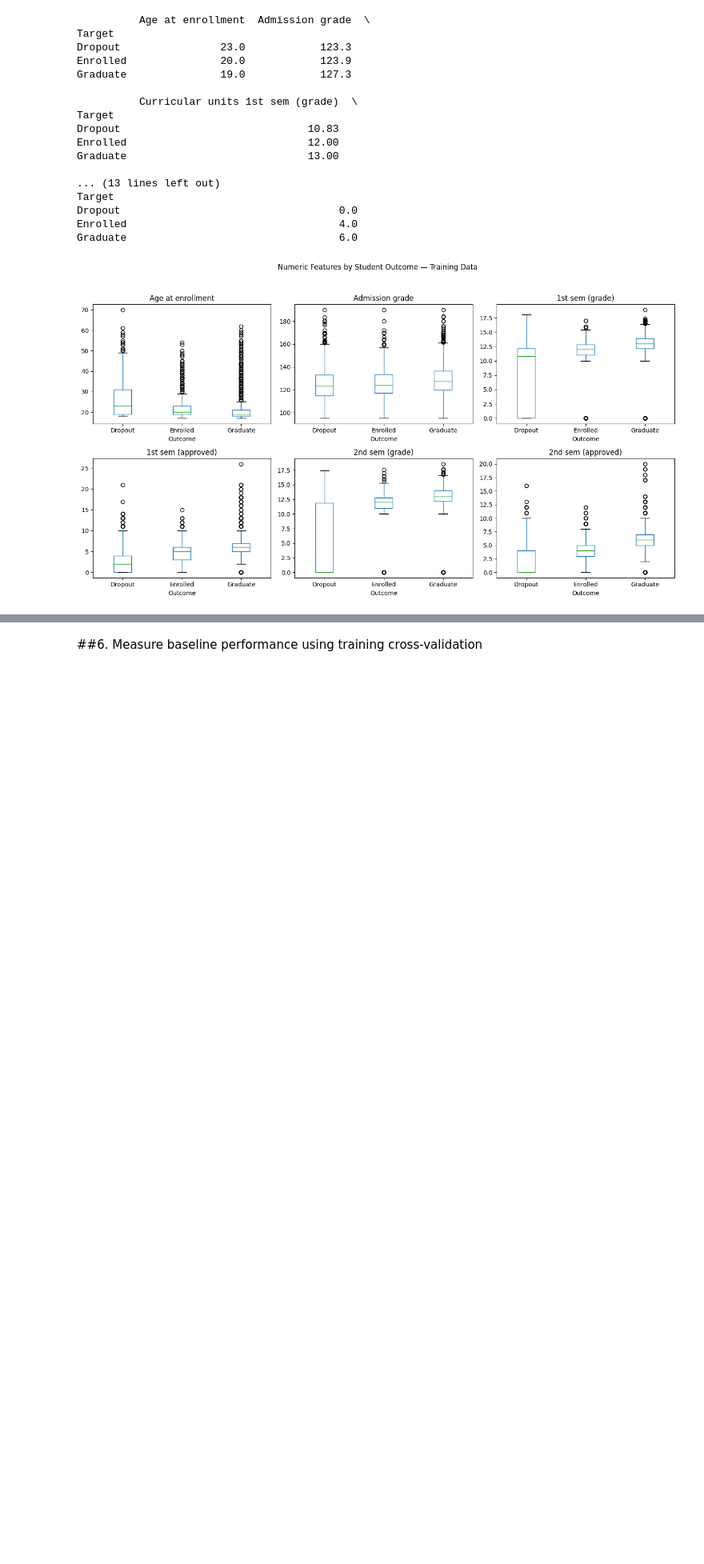
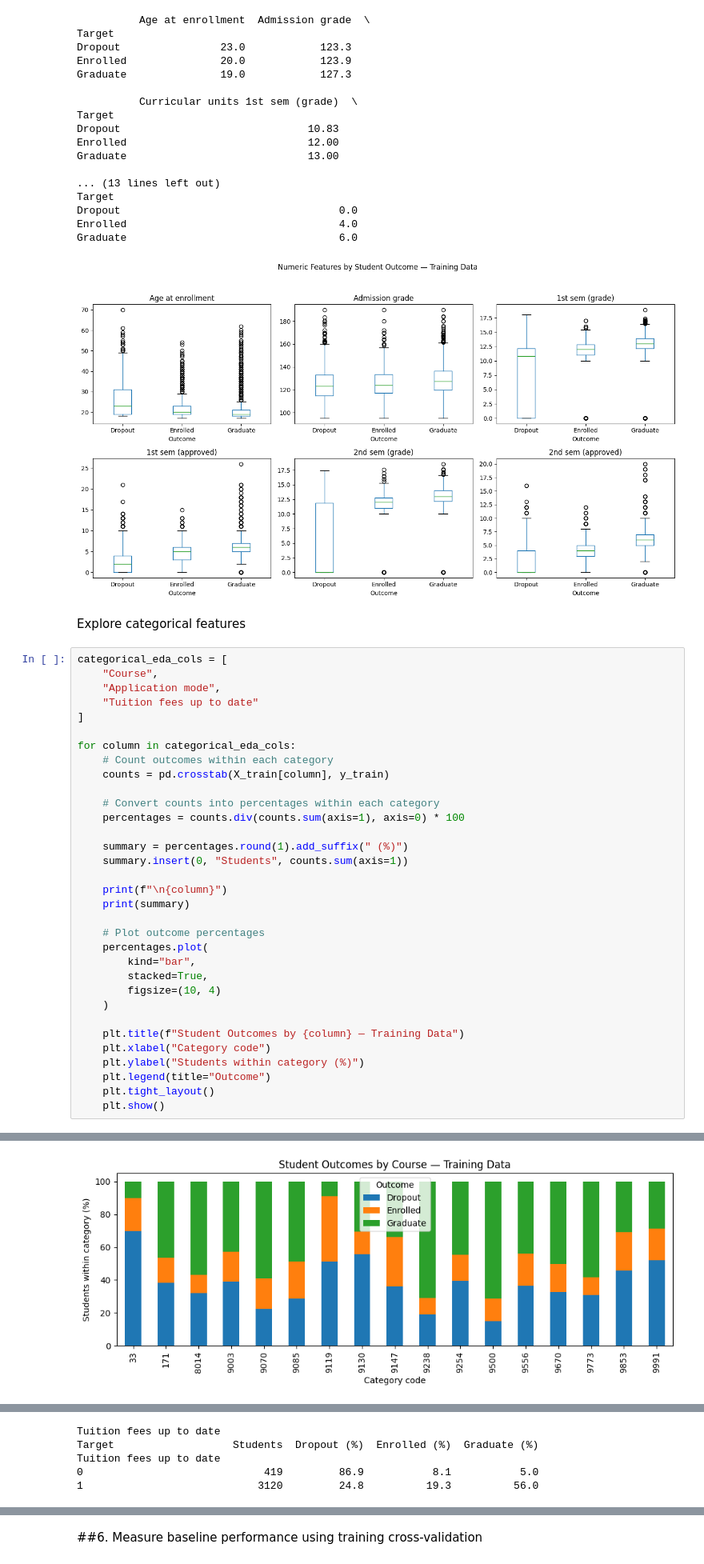
Before and after one commit to Ayesh2002/ml-student-dropout, a Jupyter notebook: 02_random_forest.ipynb, the cells around one changed output, grey strips where cells are left out. Shown at 80% size. Saved outputs shown, nothing was run; the diff lists cells and outputs as text; blank space fills up the shorter version.

Commit message:
analyse categorical outcome rates using training data

```diff
--- a/02_random_forest.ipynb
+++ b/02_random_forest.ipynb
@@ -250,3 +250,39 @@ Dropout                                   0.0
 Enrolled                                  4.0
 Graduate                                  6.0
 [figure]
+# %% [markdown]
+Explore categorical features
+# %%
+categorical_eda_cols = [
+    "Course",
+    "Application mode",
+    "Tuition fees up to date"
+]
+
+for column in categorical_eda_cols:
+    # Count outcomes within each category
+    counts = pd.crosstab(X_train[column], y_train)
+
+    # Convert counts into percentages within each category
+    percentages = counts.div(counts.sum(axis=1), axis=0) * 100
+
+    summary = percentages.round(1).add_suffix(" (%)")
+    summary.insert(0, "Students", counts.sum(axis=1))
+
+    print(f"\n{column}")
+    print(summary)
+
+    # Plot outcome percentages
+    percentages.plot(
+        kind="bar",
+        stacked=True,
+        figsize=(10, 4)
+    )
+
+    plt.title(f"Student Outcomes by {column} — Training Data")
+    plt.xlabel("Category code")
+    plt.ylabel("Students within category (%)")
+    plt.legend(title="Outcome")
+    plt.tight_layout()
+    plt.show()
+# %% [output]
@@ -252,0 +309 @@ Graduate                                  6.0
+[figure, added]
@@ -252,0 +328,5 @@ Graduate                                  6.0
+Tuition fees up to date
+Target                   Students  Dropout (%)  Enrolled (%)  Graduate (%)
+Tuition fees up to date
+0                             419         86.9           8.1           5.0
+1                            3120         24.8          19.3          56.0
```
Also changed, not shown: parts of 1 cell of this notebook.
